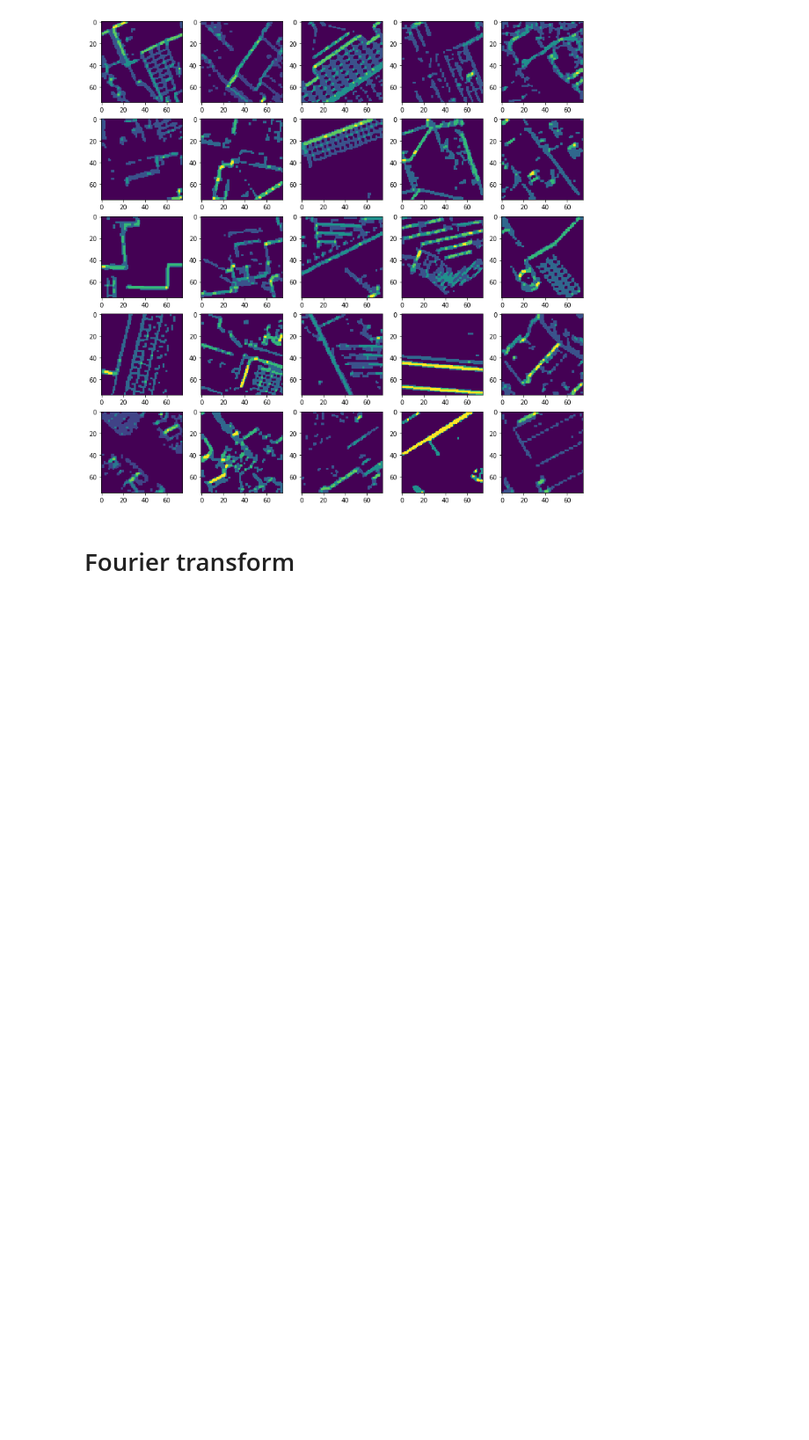
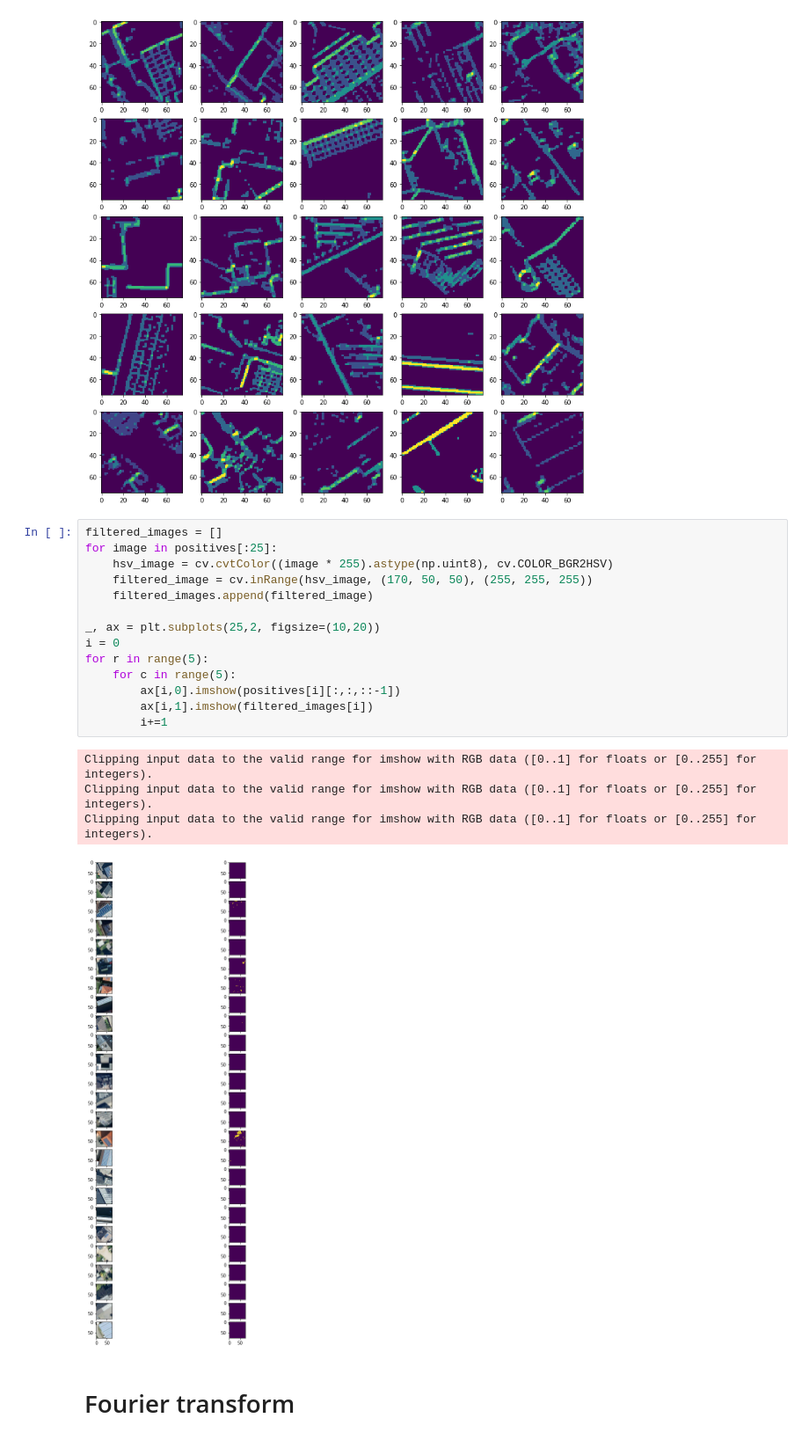
Before and after one commit to thinkpractice/DeepSolaris, a Jupyter notebook: OpenCV.ipynb, the cells around one changed output. Shown at 88% size. Drawn from its saved outputs; the diff is of its cells as text; blank space fills up the shorter version.

```diff
--- a/OpenCV.ipynb
+++ b/OpenCV.ipynb
@@ -238,6 +240,25 @@ for r in range(5):
         i += 1
 # %% [output]
 [figure]
+# %%
+filtered_images = []
+for image in positives[:25]:
+    hsv_image = cv.cvtColor((image * 255).astype(np.uint8), cv.COLOR_BGR2HSV)
+    filtered_image = cv.inRange(hsv_image, (170, 50, 50), (255, 255, 255))
+    filtered_images.append(filtered_image)
+
+_, ax = plt.subplots(25,2, figsize=(10,20))
+i = 0
+for r in range(5):
+    for c in range(5):
+        ax[i,0].imshow(positives[i][:,:,::-1])
+        ax[i,1].imshow(filtered_images[i])
+        i+=1
+# %% [output]
+Clipping input data to the valid range for imshow with RGB data ([0..1] for floats or [0..255] for integers).
+Clipping input data to the valid range for imshow with RGB data ([0..1] for floats or [0..255] for integers).
+Clipping input data to the valid range for imshow with RGB data ([0..1] for floats or [0..255] for integers).
+[figure, added]
 # %% [markdown]
 # Fourier transform
 # %%
```
Also changed, not shown: parts of 2 cells of this notebook.
